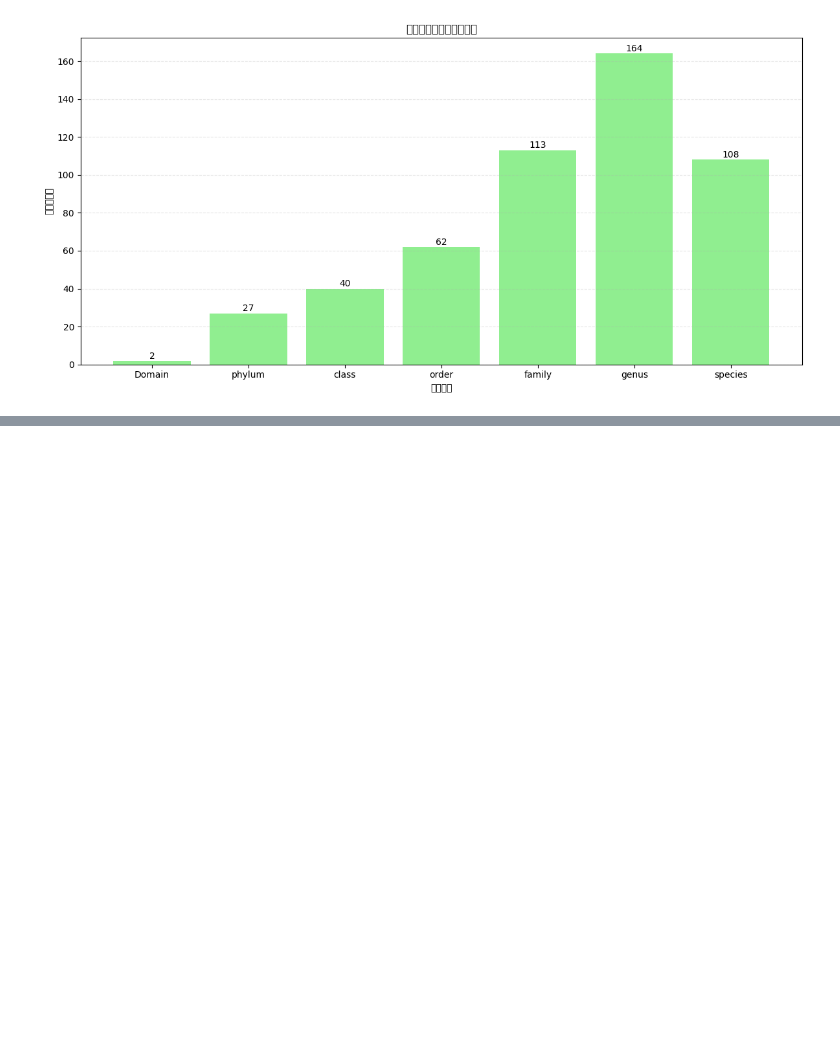
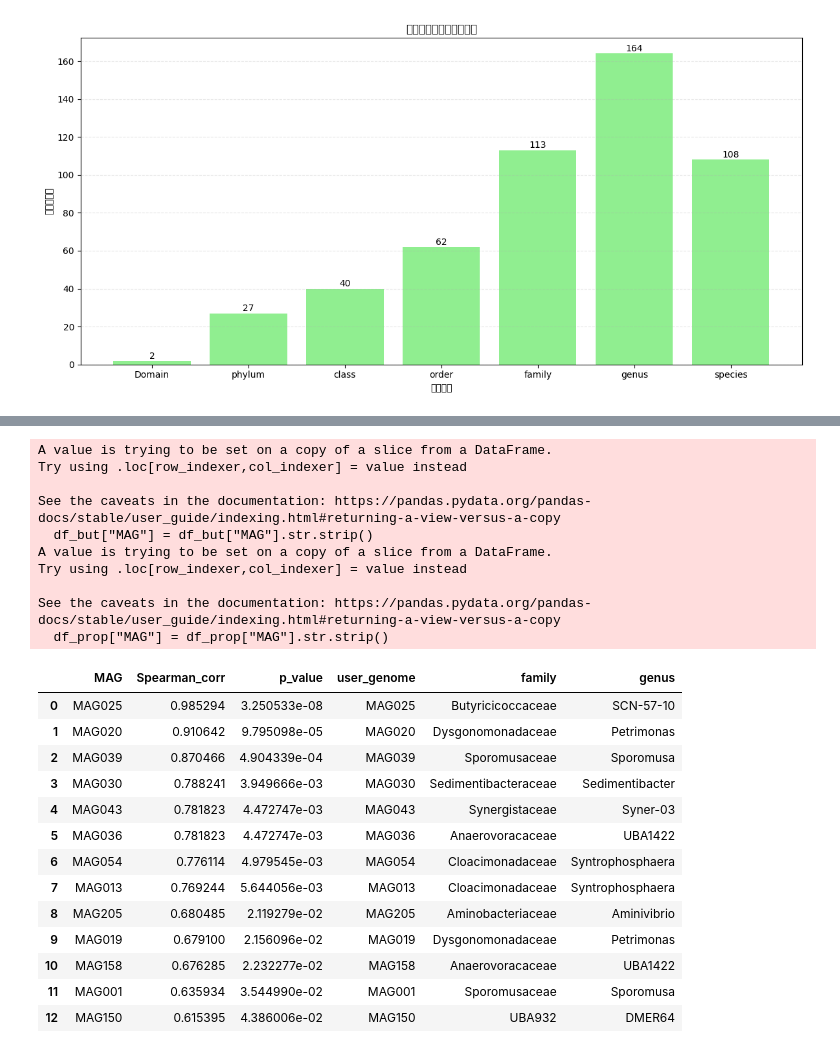
Before and after one commit to azddzasw/Electromics-project, a Jupyter notebook: notebooks/data_analysis.ipynb, the cells around one changed output, grey strips where cells are left out. Drawn from its saved outputs; the diff is of its cells as text; code cells hidden in the pictures; blank space fills up the shorter version.

```diff
--- a/notebooks/data_analysis.ipynb
+++ b/notebooks/data_analysis.ipynb
@@ -362,0 +560,47 @@ Name: user_genome, dtype: int64
+# %%
+
+df_but = blocked_but_corr
+df_prop = blocked_prop_corr
+df_tax = pd.read_csv("../data/gtdb_taxonomy.tsv", sep='\t')
+df_tax["user_genome"] = df_tax["user_genome"].str.strip()
+df_but["MAG"] = df_but["MAG"].str.strip()
+df_prop["MAG"] = df_prop["MAG"].str.strip()
+
+
+df_but_annot = pd.merge(df_but, df_tax[["user_genome", "family","genus"]], left_on="MAG", right_on="user_genome", how="left")
+df_prop_annot = pd.merge(df_prop, df_tax[["user_genome", "family","genus"]], left_on="MAG", right_on="user_genome", how="left")
+
+
+#df_but_annot.drop(columns=["user_genome"], inplace=True)
+#df_prop_annot.drop(columns=["user_genome"], inplace=True)
+
+# Step 5: 保存
+#df_but_annot.to_csv("../results/blocked_highcorr_butyrate_with_genus.csv", index=False)
+#df_prop_annot.to_csv("../results/blocked_highcorr_propionate_with_genus.csv", index=False)
+
+df_but_annot
+# %% [output]
+A value is trying to be set on a copy of a slice from a DataFrame.
+Try using .loc[row_indexer,col_indexer] = value instead
+
+See the caveats in the documentation: https://pandas.pydata.org/pandas-docs/stable/user_guide/indexing.html#returning-a-view-versus-a-copy
+  df_but["MAG"] = df_but["MAG"].str.strip()
+A value is trying to be set on a copy of a slice from a DataFrame.
+Try using .loc[row_indexer,col_indexer] = value instead
+
+See the caveats in the documentation: https://pandas.pydata.org/pandas-docs/stable/user_guide/indexing.html#returning-a-view-versus-a-copy
+  df_prop["MAG"] = df_prop["MAG"].str.strip()
+|  | MAG | Spearman_corr | p_value | user_genome | family | genus |
+| 0 | MAG025 | 0.985294 | 3.250533e-08 | MAG025 | Butyricicoccaceae | SCN-57-10 |
+| 1 | MAG020 | 0.910642 | 9.795098e-05 | MAG020 | Dysgonomonadaceae | Petrimonas |
+| 2 | MAG039 | 0.870466 | 4.904339e-04 | MAG039 | Sporomusaceae | Sporomusa |
+| 3 | MAG030 | 0.788241 | 3.949666e-03 | MAG030 | Sedimentibacteraceae | Sedimentibacter |
+| 4 | MAG043 | 0.781823 | 4.472747e-03 | MAG043 | Synergistaceae | Syner-03 |
+| 5 | MAG036 | 0.781823 | 4.472747e-03 | MAG036 | Anaerovoracaceae | UBA1422 |
+| 6 | MAG054 | 0.776114 | 4.979545e-03 | MAG054 | Cloacimonadaceae | Syntrophosphaera |
+| 7 | MAG013 | 0.769244 | 5.644056e-03 | MAG013 | Cloacimonadaceae | Syntrophosphaera |
+| 8 | MAG205 | 0.680485 | 2.119279e-02 | MAG205 | Aminobacteriaceae | Aminivibrio |
+| 9 | MAG019 | 0.679100 | 2.156096e-02 | MAG019 | Dysgonomonadaceae | Petrimonas |
+| 10 | MAG158 | 0.676285 | 2.232277e-02 | MAG158 | Anaerovoracaceae | UBA1422 |
+| 11 | MAG001 | 0.635934 | 3.544990e-02 | MAG001 | Sporomusaceae | Sporomusa |
+| 12 | MAG150 | 0.615395 | 4.386006e-02 | MAG150 | UBA932 | DMER64 |
```
Also changed, not shown: parts of 6 cells of this notebook, 17 other files.
